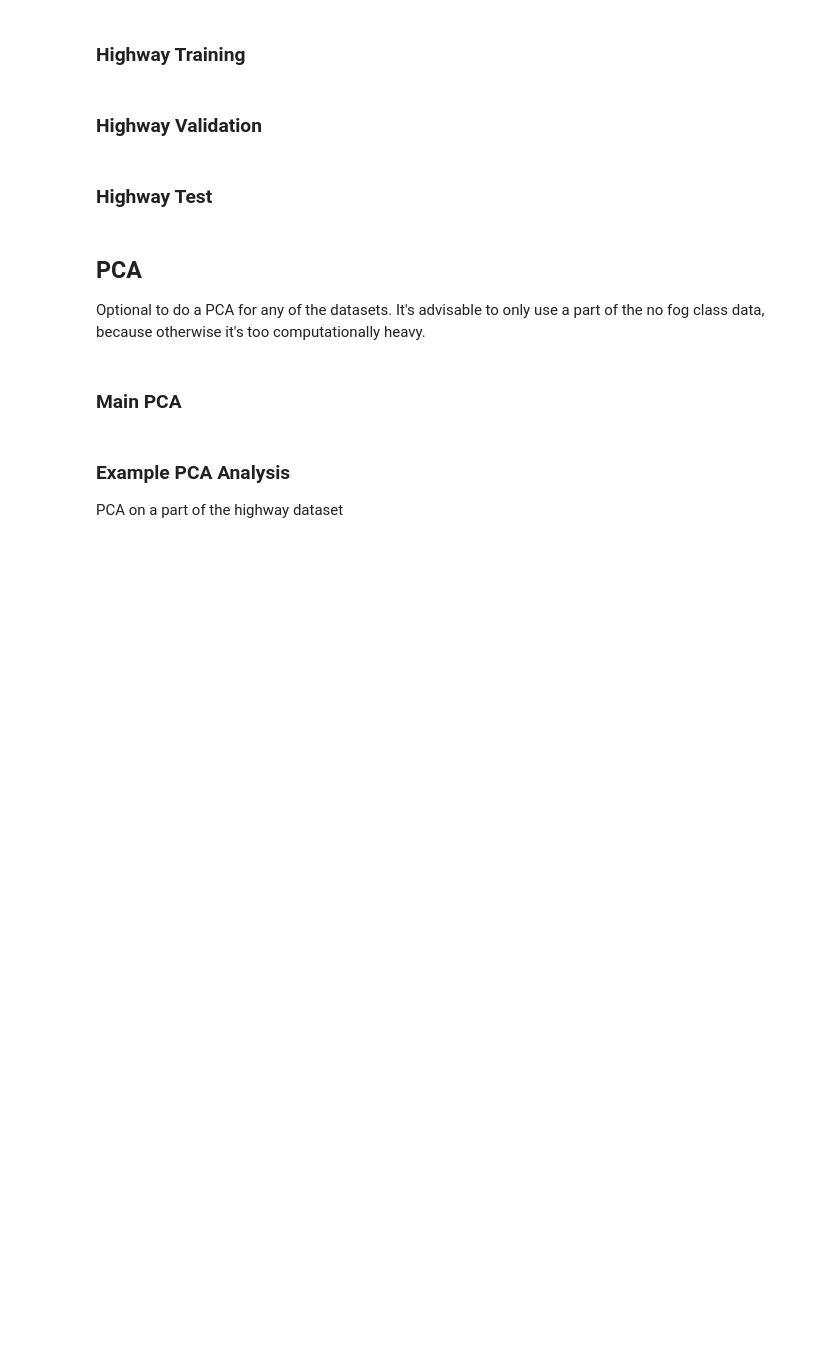
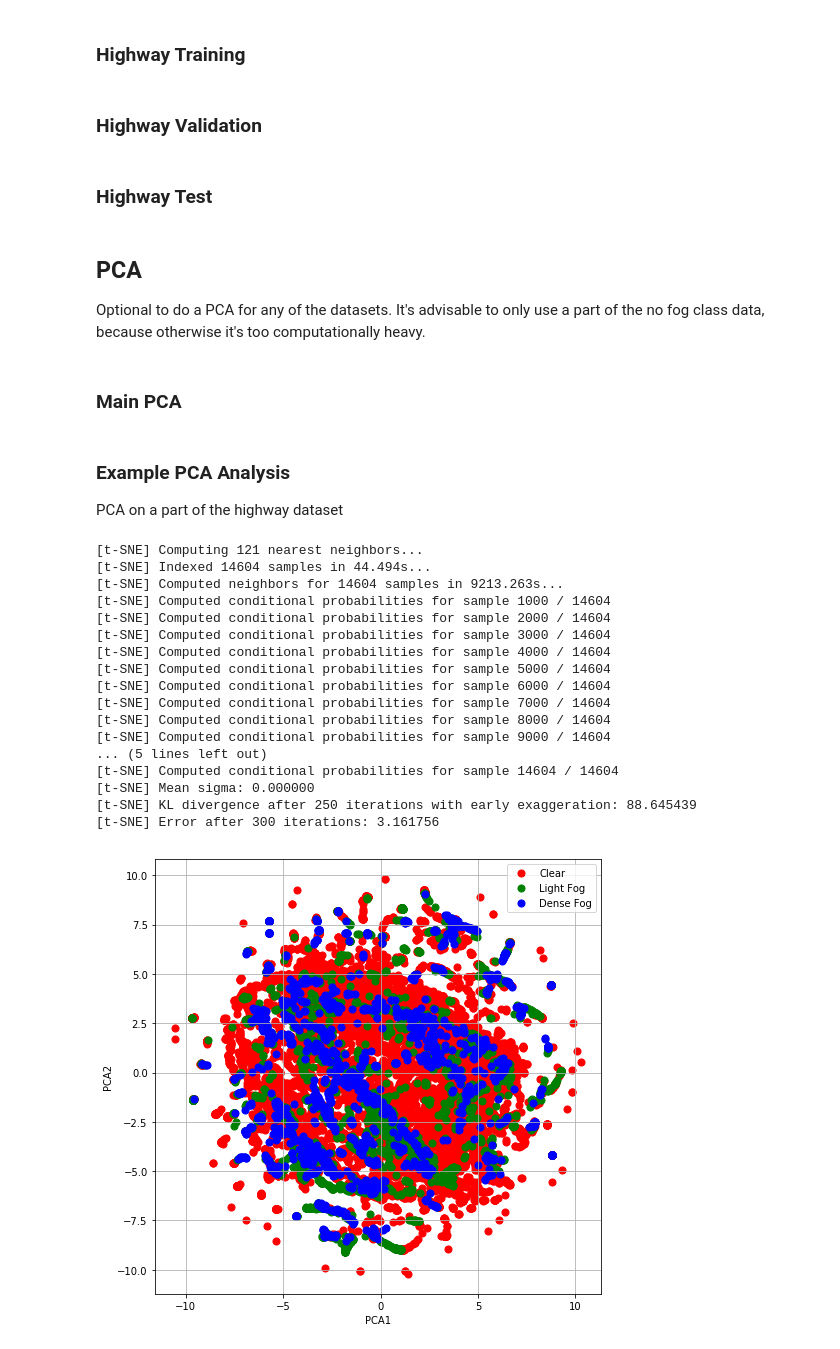
Before and after one commit to TimMolleman/FogDetection, a Jupyter notebook: notebooks/Data Manipulation-Harmonie.ipynb, the cells around one changed output. Drawn from its saved outputs; the diff is of its cells as text; code cells hidden in the pictures; blank space fills up the shorter version.

```diff
--- a/notebooks/Data Manipulation-Harmonie.ipynb
+++ b/notebooks/Data Manipulation-Harmonie.ipynb
@@ -849,9 +796,28 @@ np.save('../data/processed/test_meteo_meteo.npy', test_meteo)
 # %% [markdown]
 ## PCA
 Optional to do a PCA for any of the datasets. It's advisable to only use a part of the no fog class data, because otherwise it's too computationally heavy.
+# %%
+highway_images = np.load('/Volumes/TIMPP/UnusedKNMI/numpyfiles/meteo/testinterpolated/highway/change/highway_images.npy')
+highway_targets = np.load('/Volumes/TIMPP/UnusedKNMI/numpyfiles/meteo/testinterpolated/highway/change/highway_targets.npy')
+highway_filepaths = np.load('/Volumes/TIMPP/UnusedKNMI/numpyfiles/meteo/testinterpolated/highway/change/highway_filepaths.npy')
+highway_meteo = np.load('/Volumes/TIMPP/UnusedKNMI/numpyfiles/meteo/testinterpolated/highway/change/highway_meteo.npy')
+# %%
+nofog_idx = np.where(highway_targets == 0)
+light_idx = np.where(highway_targets == 1)
+dense_idx = np.where(highway_targets == 2)
+nofog_idx = np.random.choice(nofog_idx[0], 10000)
+
+# Select images and targets
+nofog_img, nofog_target = highway_images[nofog_idx], highway_targets[nofog_idx]
+light_img, light_target = highway_images[light_idx], highway_targets[light_idx]
+dense_img, dense_target = highway_images[dense_idx], highway_targets[dense_idx]
+# %%
+PCA_img = np.concatenate((nofog_img, light_img, dense_img))
+PCA_targets = np.concatenate((nofog_target, light_target, dense_target))
 # %% [markdown]
 ### Main PCA
 # %%
+from sklearn.manifold import TSNE
 def run_PCA(X_data, y_data):
     '''
     Gets 2-dimensional principal components for pixel data
@@ -870,6 +836,16 @@ def run_PCA(X_data, y_data):
     PCA_df = pd.concat([PCA_df, target_df['target']], axis=1)
 
     return PCA_df
+
+def run_TSNE(X_data, y_data):
+    tsne = TSNE(n_components=2, verbose=1, perplexity=40, n_iter=300)
+    p_c = tsne.fit_transform(X_data.flatten().reshape(len(X_data), IMG_SIZE * IMG_SIZE * CHANNELS))
+
+    tsne_df = pd.DataFrame(data=p_c, columns=['PCA1', 'PCA2'])
+    target_df = pd.DataFrame(data=y_data, columns=['target'])
+    tsne_df = pd.concat([tsne_df, target_df['target']], axis=1)
+
+    return tsne_df
 
 def plot_PCA(PCA_df):
     '''
@@ -912,0 +878,23 @@ run_PCA(pca_images, pca_targets)
+# %%
+# Run PCA
+PCA_df = run_TSNE(PCA_img, PCA_targets)
+plot_PCA(PCA_df)
+# %% [output]
+[t-SNE] Computing 121 nearest neighbors...
+[t-SNE] Indexed 14604 samples in 44.494s...
+[t-SNE] Computed neighbors for 14604 samples in 9213.263s...
+[t-SNE] Computed conditional probabilities for sample 1000 / 14604
+[t-SNE] Computed conditional probabilities for sample 2000 / 14604
+[t-SNE] Computed conditional probabilities for sample 3000 / 14604
+[t-SNE] Computed conditional probabilities for sample 4000 / 14604
+[t-SNE] Computed conditional probabilities for sample 5000 / 14604
+[t-SNE] Computed conditional probabilities for sample 6000 / 14604
+[t-SNE] Computed conditional probabilities for sample 7000 / 14604
+[t-SNE] Computed conditional probabilities for sample 8000 / 14604
+[t-SNE] Computed conditional probabilities for sample 9000 / 14604
+... (5 lines left out)
+[t-SNE] Computed conditional probabilities for sample 14604 / 14604
+[t-SNE] Mean sigma: 0.000000
+[t-SNE] KL divergence after 250 iterations with early exaggeration: 88.645439
+[t-SNE] Error after 300 iterations: 3.161756
+[figure, added]
```
Also changed, not shown: parts of 13 cells of this notebook, 6 other files.
